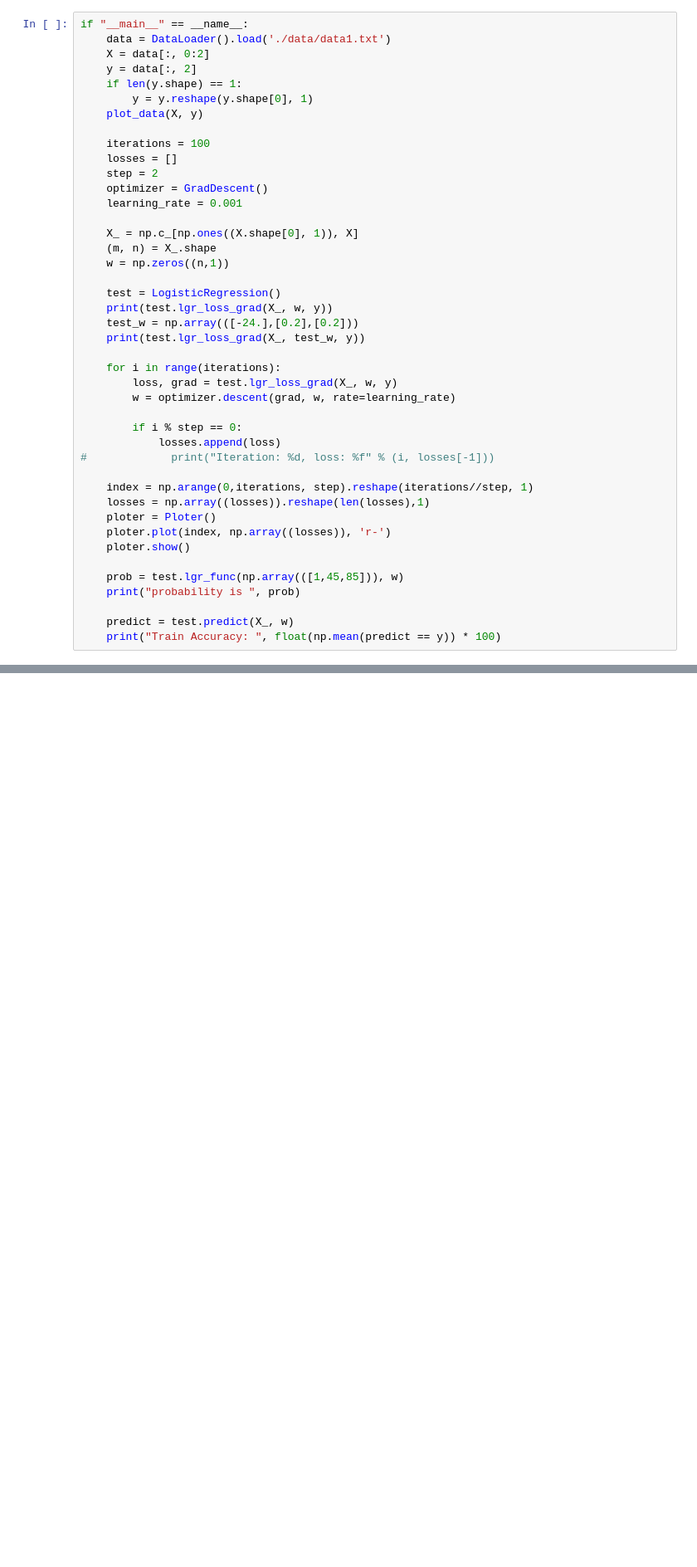
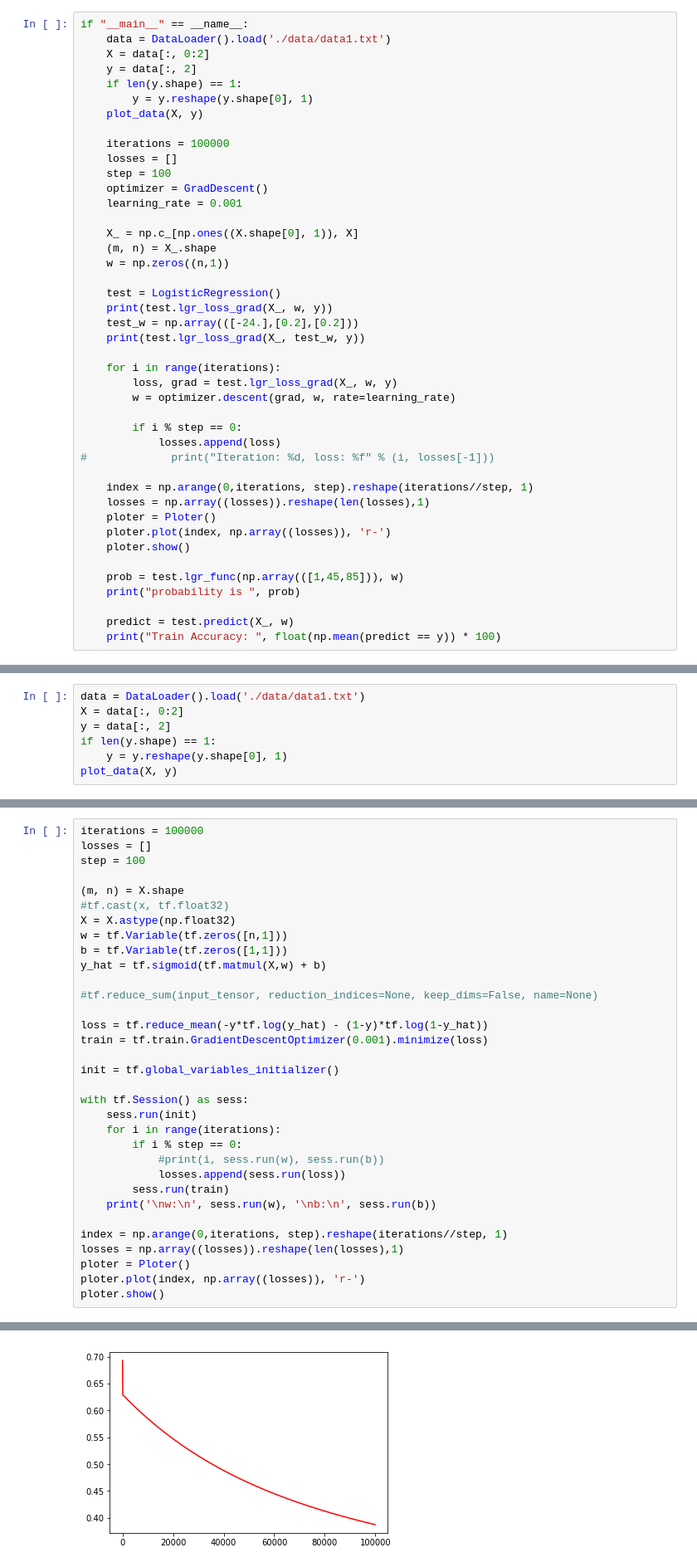
Before and after one commit to Alnlll/ML, a Jupyter notebook: lgr/lgr.ipynb, the cells around one changed output, grey strips where cells are left out. Shown: that part at 83% size. Cells and saved outputs as stored; diff of their text form; blank space fills up the shorter version.

```diff
--- a/lgr/lgr.ipynb
+++ b/lgr/lgr.ipynb
@@ -73,9 +73,9 @@ if "__main__" == __name__:
         y = y.reshape(y.shape[0], 1)
     plot_data(X, y)
 
-    iterations = 100
+    iterations = 100000
     losses = []
-    step = 2
+    step = 100
     optimizer = GradDescent()
     learning_rate = 0.001
 
@@ -131,0 +132,7 @@ Train Accuracy:  60.0
+# %%
+data = DataLoader().load('./data/data1.txt')
+X = data[:, 0:2]
+y = data[:, 2]
+if len(y.shape) == 1:
+    y = y.reshape(y.shape[0], 1)
+plot_data(X, y)
@@ -131,0 +141,34 @@ Train Accuracy:  60.0
+# %%
+iterations = 100000
+losses = []
+step = 100
+
+(m, n) = X.shape
+#tf.cast(x, tf.float32)
+X = X.astype(np.float32)
+w = tf.Variable(tf.zeros([n,1]))
+b = tf.Variable(tf.zeros([1,1]))
+y_hat = tf.sigmoid(tf.matmul(X,w) + b)
+
+#tf.reduce_sum(input_tensor, reduction_indices=None, keep_dims=False, name=None)
+
+loss = tf.reduce_mean(-y*tf.log(y_hat) - (1-y)*tf.log(1-y_hat))
+train = tf.train.GradientDescentOptimizer(0.001).minimize(loss)
+
+init = tf.global_variables_initializer()
+
+with tf.Session() as sess:
+    sess.run(init)
+    for i in range(iterations):
+        if i % step == 0:
+            #print(i, sess.run(w), sess.run(b))
+            losses.append(sess.run(loss))
+        sess.run(train)
+    print('\nw:\n', sess.run(w), '\nb:\n', sess.run(b))
+
+index = np.arange(0,iterations, step).reshape(iterations//step, 1)
+losses = np.array((losses)).reshape(len(losses),1)
+ploter = Ploter()
+ploter.plot(index, np.array((losses)), 'r-')
+ploter.show()
+# %% [output]
@@ -131,0 +180 @@ Train Accuracy:  60.0
+[figure, added]
```
Also changed, not shown: parts of 5 cells of this notebook, 13 other files.
